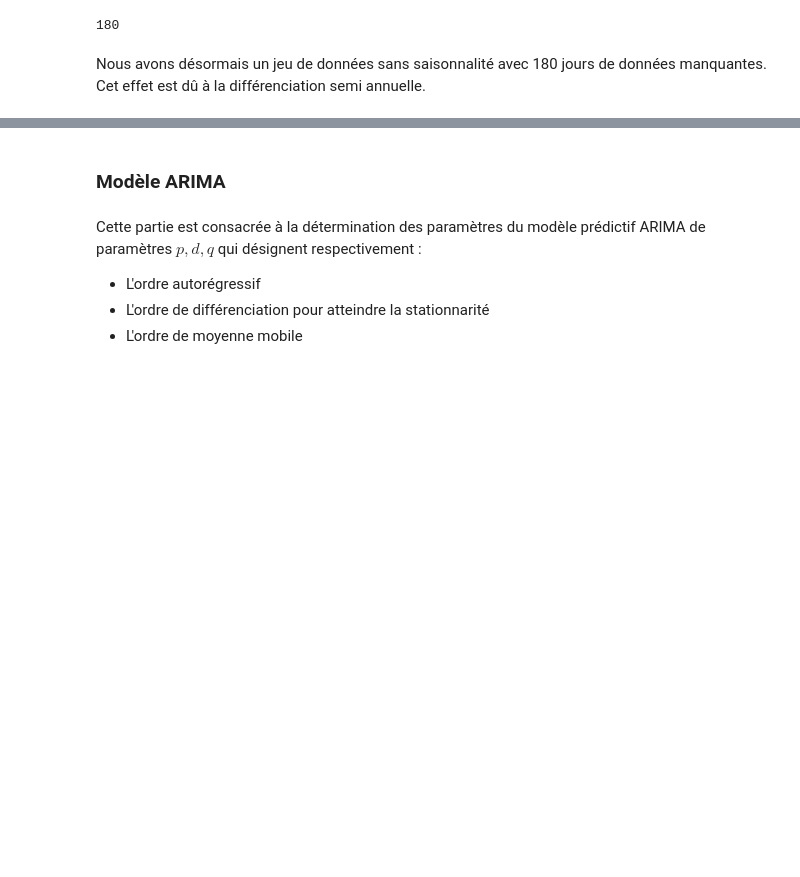
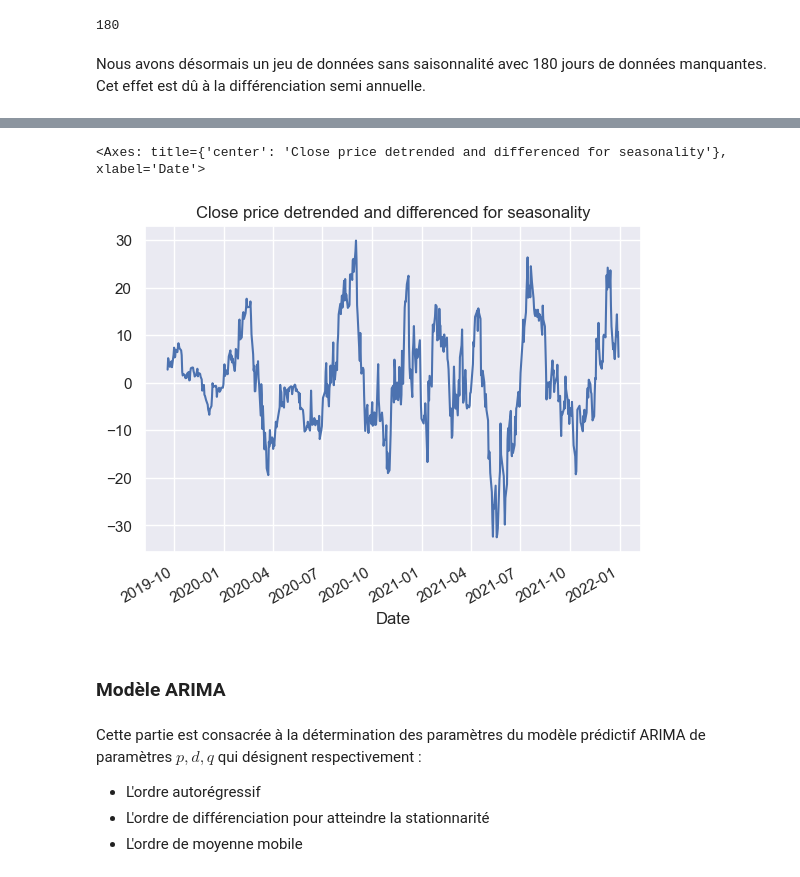
Before and after one commit to Ab2nour/stock-analysis, a Jupyter notebook: src/notebooks/seasonality.ipynb, the cells around one changed output, grey strips where cells are left out. Cells and saved outputs as stored; diff of their text form; code cells hidden in the pictures; blank space fills up the shorter version.

```diff
--- a/src/notebooks/seasonality.ipynb
+++ b/src/notebooks/seasonality.ipynb
@@ -170,0 +176,7 @@ Cet effet est dû à la différenciation semi annuelle.
+# %%
+df_detrend["close_without_season"].plot(
+    title="Close price detrended and differenced for seasonality"
+)
+# %% [output]
+<Axes: title={'center': 'Close price detrended and differenced for seasonality'}, xlabel='Date'>
+[figure, added]
```
Also changed, not shown: parts of 2 cells of this notebook, 1 other file.
